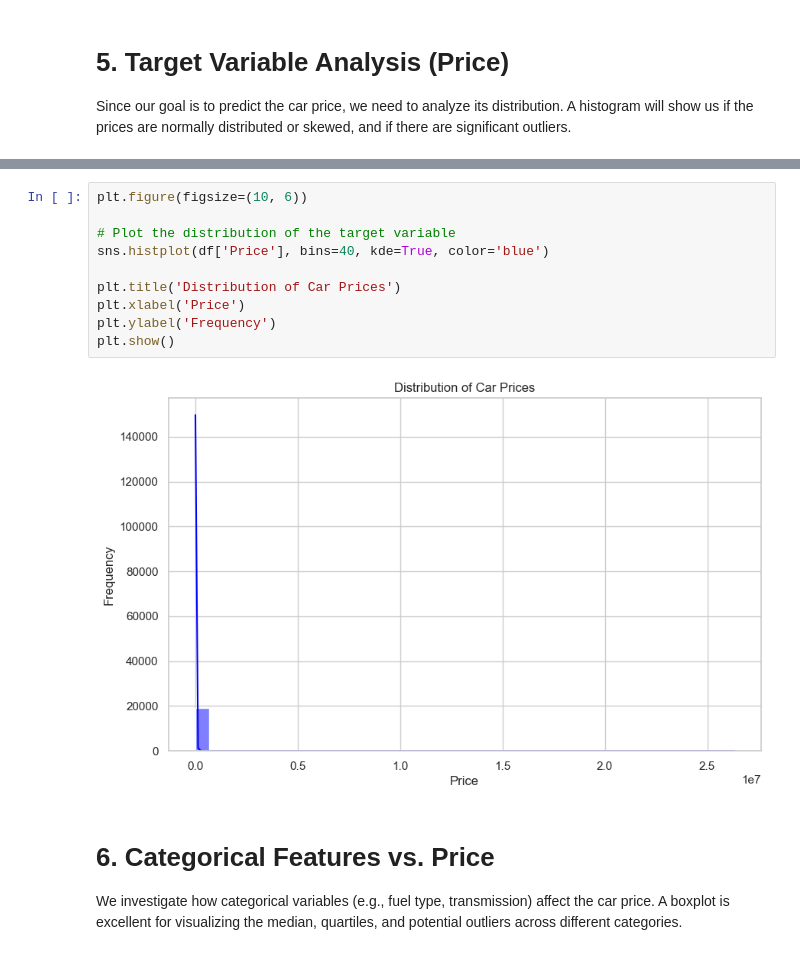
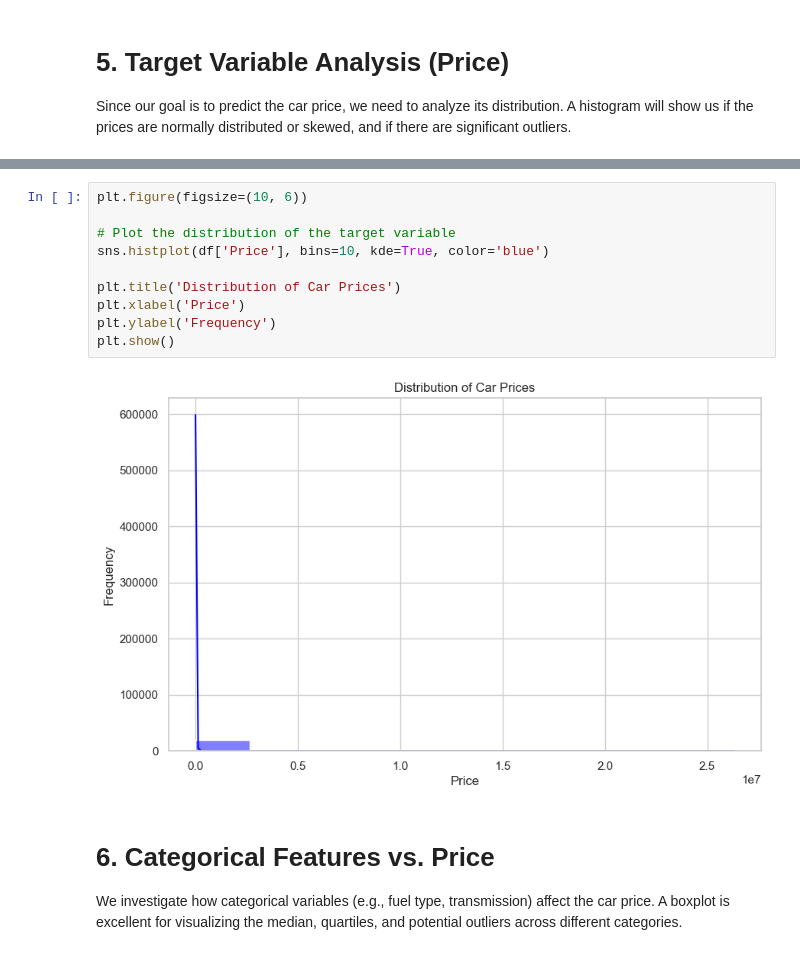
Before and after one commit to youssefelbaz99/car_price_prediction, a Jupyter notebook: eda.ipynb, the cells around one changed output, grey strips where cells are left out. Saved outputs shown, nothing was run; the diff lists cells and outputs as text.

```diff
--- a/eda.ipynb
+++ b/eda.ipynb
@@ -83,15 +83,15 @@ Index(['ID', 'Price', 'Levy', 'Manufacturer', 'Model', 'Prod. year',
 # %%
 plt.figure(figsize=(10, 6))
 
 # Plot the distribution of the target variable
-sns.histplot(df['Price'], bins=40, kde=True, color='blue')
+sns.histplot(df['Price'], bins=10, kde=True, color='blue')
 
 plt.title('Distribution of Car Prices')
 plt.xlabel('Price')
 plt.ylabel('Frequency')
 plt.show()
 # %% [output]
-[figure, old version]
+[figure, new version]
 # %% [markdown]
 # 6. Categorical Features vs. Price
 We investigate how categorical variables (e.g., fuel type, transmission) affect the car price. A boxplot is excellent for visualizing the median, quartiles, and potential outliers across different categories.
```
Also changed, not shown: parts of 8 cells of this notebook.
